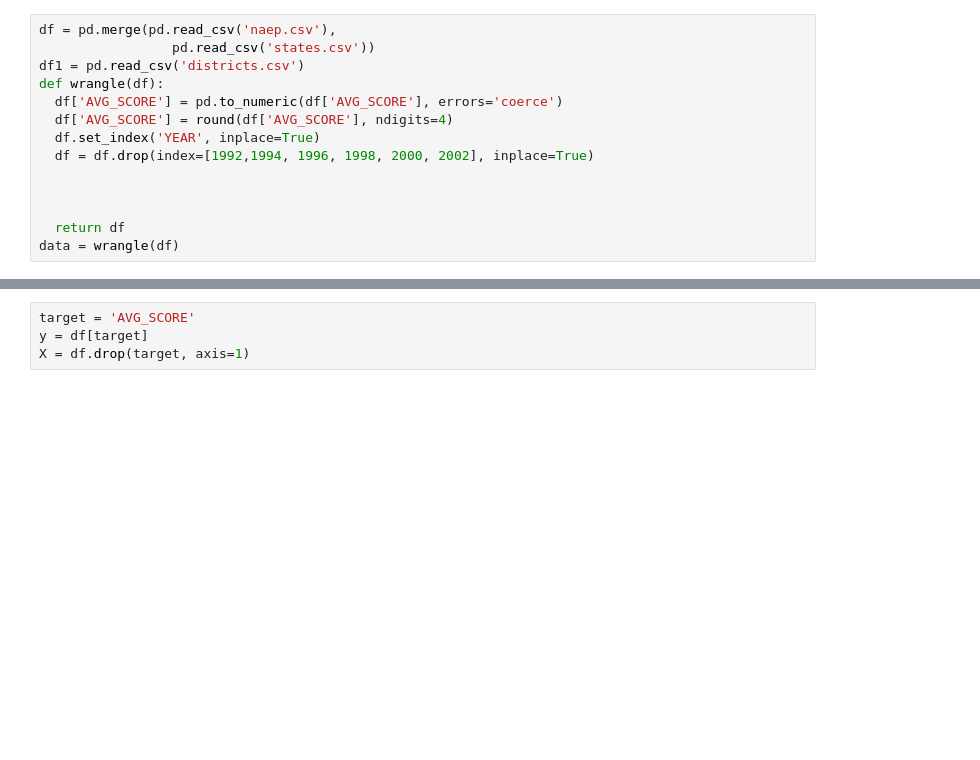
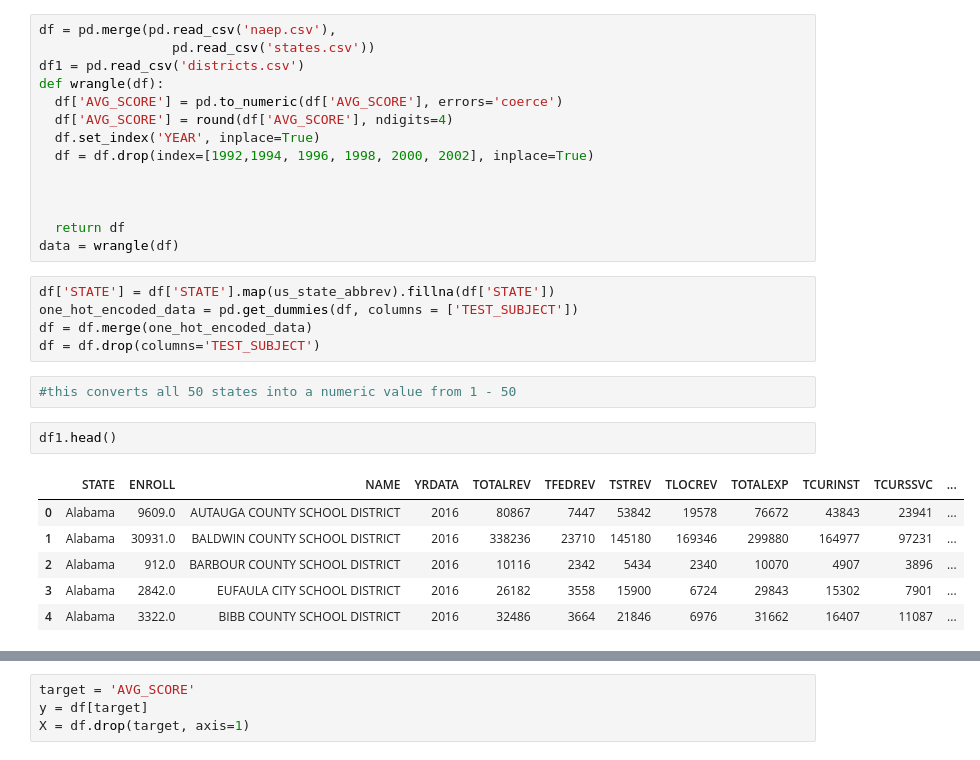
Before and after one commit to JacksonReber/BuildWeek, a Jupyter notebook: Copy_of_Copy_of_Build_Week_1.ipynb, the cells around one changed output, grey strips where cells are left out. Cells and saved outputs as stored; diff of their text form; blank space fills up the shorter version.

```diff
--- a/Copy_of_Copy_of_Build_Week_1.ipynb
+++ b/Copy_of_Copy_of_Build_Week_1.ipynb
@@ -20,6 +81,22 @@ def wrangle(df):
 
   return df
 data = wrangle(df)
+# %%
+df['STATE'] = df['STATE'].map(us_state_abbrev).fillna(df['STATE'])
+one_hot_encoded_data = pd.get_dummies(df, columns = ['TEST_SUBJECT'])
+df = df.merge(one_hot_encoded_data)
+df = df.drop(columns='TEST_SUBJECT')
+# %%
+#this converts all 50 states into a numeric value from 1 - 50
+# %%
+df1.head()
+# %% [output]
+|  | STATE | ENROLL | NAME | YRDATA | TOTALREV | TFEDREV | TSTREV | TLOCREV | TOTALEXP | TCURINST | TCURSSVC | ... |
+| 0 | Alabama | 9609.0 | AUTAUGA COUNTY SCHOOL DISTRICT | 2016 | 80867 | 7447 | 53842 | 19578 | 76672 | 43843 | 23941 | ... |
+| 1 | Alabama | 30931.0 | BALDWIN COUNTY SCHOOL DISTRICT | 2016 | 338236 | 23710 | 145180 | 169346 | 299880 | 164977 | 97231 | ... |
+| 2 | Alabama | 912.0 | BARBOUR COUNTY SCHOOL DISTRICT | 2016 | 10116 | 2342 | 5434 | 2340 | 10070 | 4907 | 3896 | ... |
+| 3 | Alabama | 2842.0 | EUFAULA CITY SCHOOL DISTRICT | 2016 | 26182 | 3558 | 15900 | 6724 | 29843 | 15302 | 7901 | ... |
+| 4 | Alabama | 3322.0 | BIBB COUNTY SCHOOL DISTRICT | 2016 | 32486 | 3664 | 21846 | 6976 | 31662 | 16407 | 11087 | ... |
 # %%
 df.head()
 # %% [output]
```
Also changed, not shown: parts of 13 cells of this notebook.
